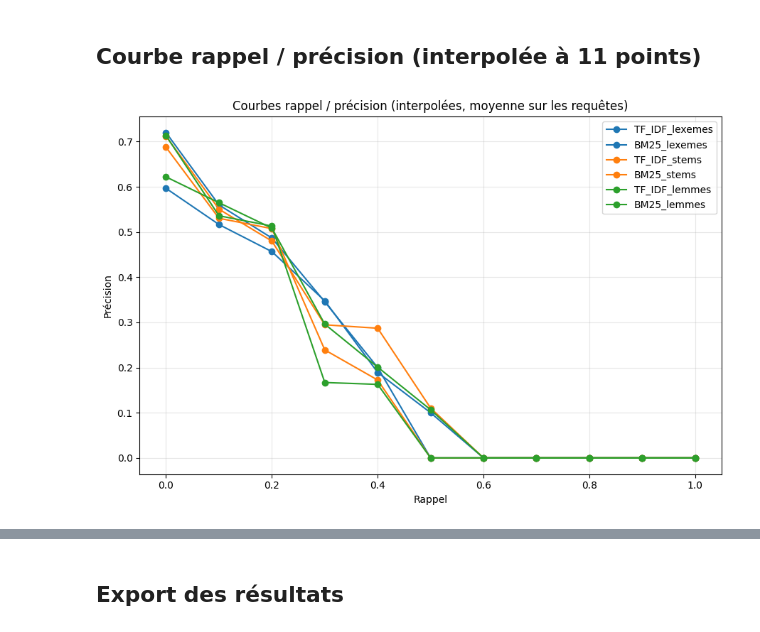
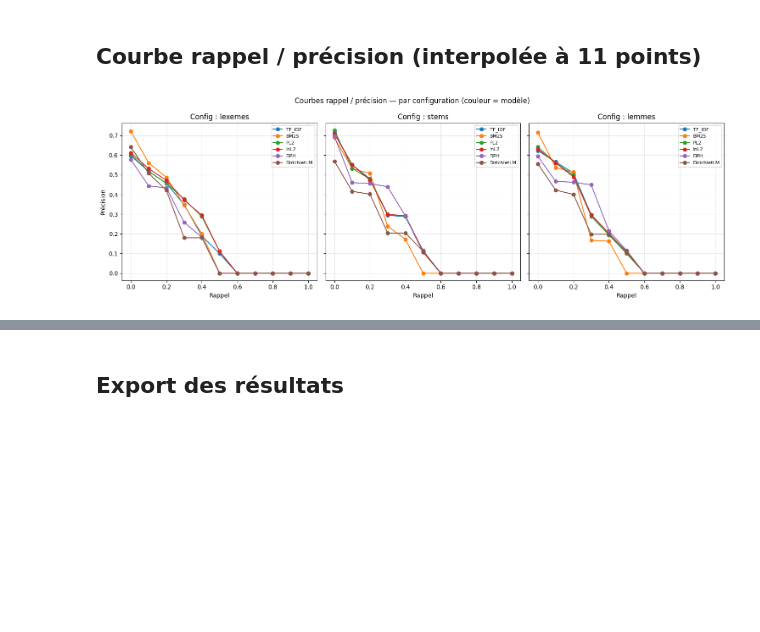
Before and after one commit to eyamoalla/SRI, a Jupyter notebook: pipeline.ipynb, the cells around one changed output, grey strips where cells are left out. Saved outputs shown, nothing was run; the diff lists cells and outputs as text; code cells hidden in the pictures; blank space fills up the shorter version.

```diff
--- a/pipeline.ipynb
+++ b/pipeline.ipynb
@@ -257,5 +251,6 @@ On exécute deux modèles classiques fournis par PyTerrier :
 # %%
-MODELS = ["TF_IDF", "BM25"]
+# TF_IDF est notre baseline ; les autres modèles sont comparés à elle.
+MODELS = ["TF_IDF", "BM25", "PL2", "InL2", "DPH", "DirichletLM"]
 
 # Pour chaque config, on prépare les topics (les requêtes doivent suivre le même prétraitement)
 topics_per_config = {
@@ -391,46 +408,100 @@ def interpolated_precision_recall(run_df, qrels_df, recall_levels=None):
     for qid, group in run_df.groupby("qid"):
         relevant = qrels_lookup.get(qid, set())
         if not relevant:
             continue
 
         retrieved = group.sort_values("rank")["docno"].astype(str).tolist()
         hits = 0
         precisions, recalls = [], []
         for rank, docno in enumerate(retrieved, start=1):
             if docno in relevant:
                 hits += 1
             precisions.append(hits / rank)
             recalls.append(hits / len(relevant))
 
         interp = []
         for level in recall_levels:
             cands = [p for p, r in zip(precisions, recalls) if r >= level]
             interp.append(max(cands) if cands else 0.0)
         curves.append(interp)
 
     if not curves:
         return pd.DataFrame({"recall": recall_levels, "precision": np.zeros(len(recall_levels))})
     mean_curve = np.mean(np.array(curves), axis=0)
     return pd.DataFrame({"recall": recall_levels, "precision": mean_curve})
 
-# Une courbe par (modèle, configuration)
-plt.figure(figsize=(9, 6))
-styles = {"TF_IDF": "--", "BM25": "-"}
-colors = {"lexemes": "tab:blue", "stems": "tab:orange", "lemmes": "tab:green"}
+# On regroupe les courbes pour qu'elles soient lisibles.
+# Couleur = modèle, panneau = configuration de prétraitement.
 
-for name, run in runs.items():
-    model, cfg = name.split("_", 1)
-    curve = interpolated_precision_recall(run, qrels_df)
-    plt.plot(curve["recall"], curve["precision"],
-             marker="o", linestyle=styles.get(model, "-"),
-             color=colors.get(cfg, None), label=name)
+model_colors = {
+    "TF_IDF":      "tab:blue",
+    "BM25":        "tab:orange",
+    "PL2":         "tab:green",
+    "InL2":        "tab:red",
+    "DPH":         "tab:purple",
+    "DirichletLM": "tab:brown",
+}
+config_order = ["lexemes", "stems", "lemmes"]
 
-plt.title("Courbes rappel / précision (interpolées, moyenne sur les requêtes)")
-plt.xlabel("Rappel")
-plt.ylabel("Précision")
-plt.grid(True, alpha=0.3)
-plt.legend()
+# --- Figure 1 : un panneau par configuration de prétraitement ---
+fig, axes = plt.subplots(1, 3, figsize=(15, 5), sharey=True)
+for ax, cfg in zip(axes, config_order):
+    for model in MODELS:
+        name = f"{model}_{cfg}"
+        if name not in runs:
+            continue
+        curve = interpolated_precision_recall(runs[name], qrels_df)
+        ax.plot(curve["recall"], curve["precision"],
+                marker="o", color=model_colors.get(model), label=model)
+    ax.set_title(f"Config : {cfg}")
+    ax.set_xlabel("Rappel")
+    ax.grid(True, alpha=0.3)
+    ax.legend(fontsize=8)
+axes[0].set_ylabel("Précision")
+fig.suptitle("Courbes rappel / précision — par configuration (couleur = modèle)")
+fig.tight_layout()
+plt.show()
+
+# --- Figure 2 : un panneau par modèle ---
+config_colors = {"lexemes": "tab:blue", "stems": "tab:orange", "lemmes": "tab:green"}
+n_models = len(MODELS)
+ncols = 3
+nrows = (n_models + ncols - 1) // ncols
+fig, axes = plt.subplots(nrows, ncols, figsize=(15, 4 * nrows), sharey=True, sharex=True)
+axes = axes.flatten()
+for ax, model in zip(axes, MODELS):
+    for cfg in config_order:
+        name = f"{model}_{cfg}"
+        if name not in runs:
+            continue
+        curve = interpolated_precision_recall(runs[name], qrels_df)
+        ax.plot(curve["recall"], curve["precision"],
+                marker="o", color=config_colors.get(cfg), label=cfg)
+    ax.set_title(f"Modèle : {model}")
+    ax.set_xlabel("Rappel")
+    ax.set_ylabel("Précision")
+    ax.grid(True, alpha=0.3)
+    ax.legend(fontsize=8)
+for ax in axes[len(MODELS):]:
+    ax.axis("off")
+fig.suptitle("Courbes rappel / précision — par modèle (couleur = config)")
+fig.tight_layout()
+plt.show()
+
+# --- Figure 3 : barplot récapitulatif de la MAP ---
+map_pivot = (exp[["name", "MAP"]]
+             .assign(model=exp["name"].str.split("_").str[:-1].str.join("_"),
+                     cfg=exp["name"].str.split("_").str[-1])
+             .pivot(index="model", columns="cfg", values="MAP")
+             .reindex(index=MODELS, columns=config_order))
+ax = map_pivot.plot(kind="bar", figsize=(10, 5),
+                    color=[config_colors[c] for c in map_pivot.columns])
+ax.set_title("MAP par modèle et configuration")
+ax.set_ylabel("MAP")
+ax.set_xlabel("")
+ax.grid(True, axis="y", alpha=0.3)
+plt.xticks(rotation=0)
 plt.tight_layout()
 plt.show()
 # %% [output]
-[figure, old version]
+[figure, new version]
```
Also changed, not shown: parts of 13 cells of this notebook, 17 other files.
